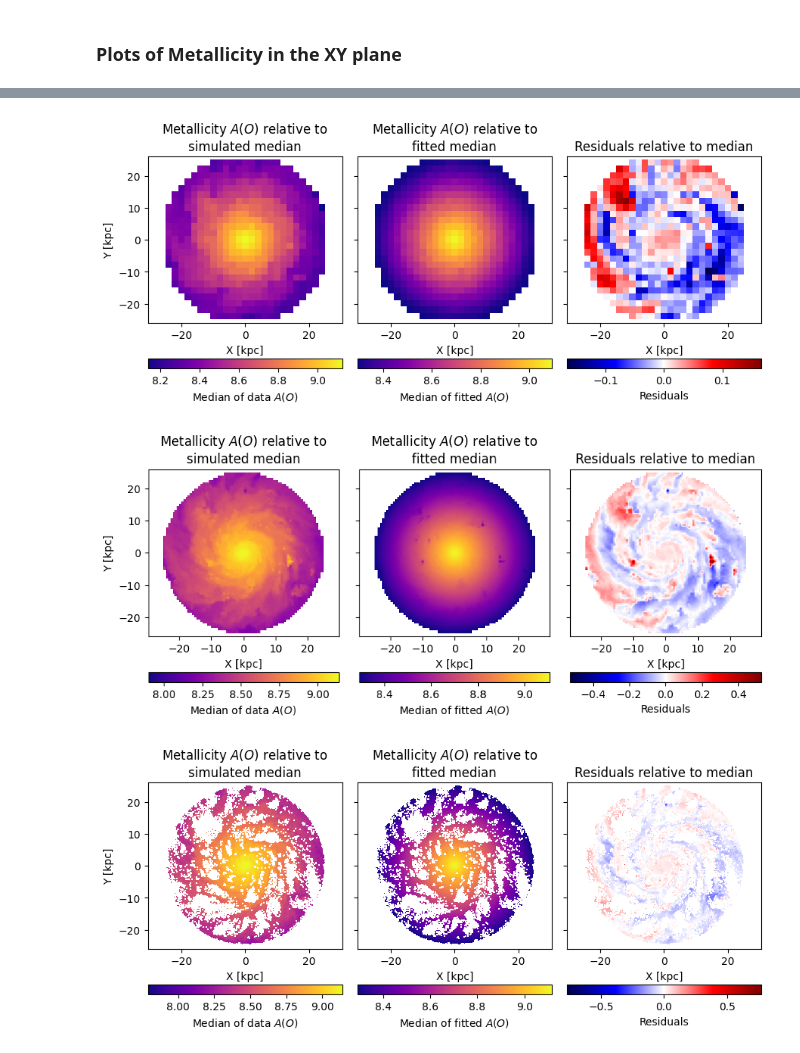
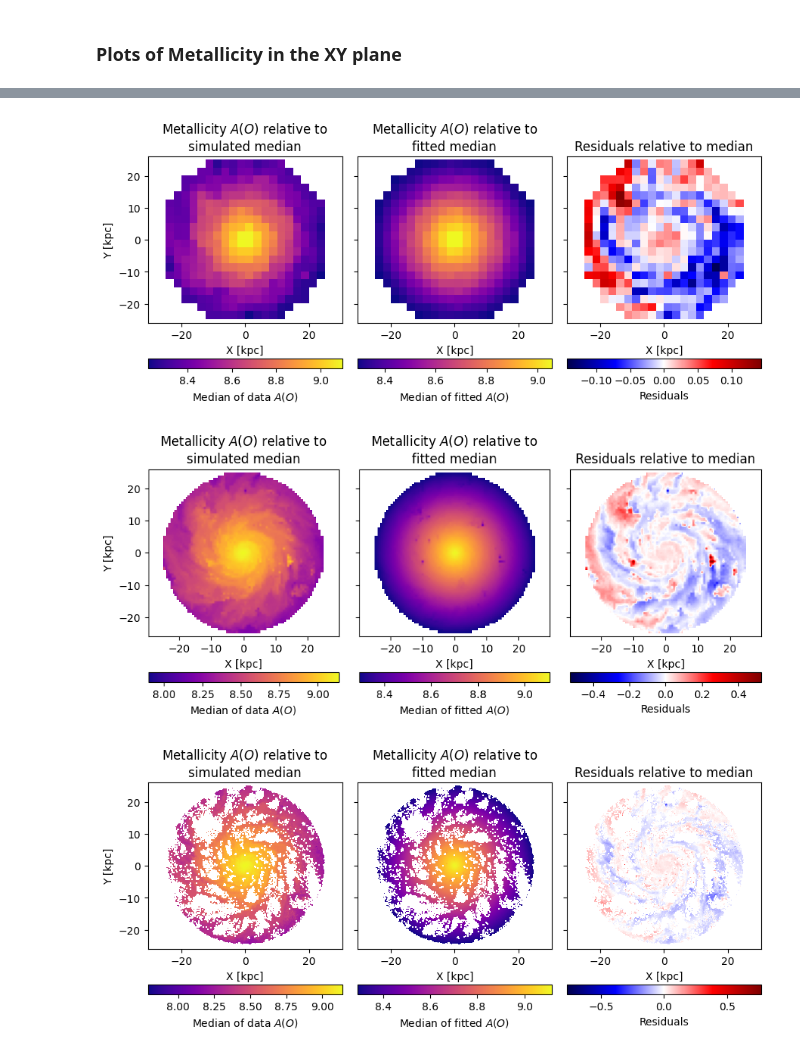
Before and after one commit to cyb0rb/astr8004_assign3, a Jupyter notebook: assignment3.ipynb, the cells around one changed output, grey strips where cells are left out. Saved outputs shown, nothing was run; the diff lists cells and outputs as text; code cells hidden in the pictures.

```diff
--- a/assignment3.ipynb
+++ b/assignment3.ipynb
@@ -308,13 +315,13 @@ Here we can compare the effect of bin number - and therefore size - on the outpu
 # %%
 # too small: 150, > 200 starts losing too much info
 # medium: 70, 100, 120?
 # too big: 30
 
 
-plot_metallicity2d(25, "figures/metallicity_xy_largebins.png")
+plot_metallicity2d(20, "figures/metallicity_xy_largebins.png")
 plot_metallicity2d(75, "figures/metallicity_xy.png")
 plot_metallicity2d(350, "figures/metallicity_xy_smallbins.png")
 # %% [output]
-[figure, old version]
+[figure, new version]
 [figure]
 [figure]
```
Also changed, not shown: parts of 4 cells of this notebook, 3 other files.
